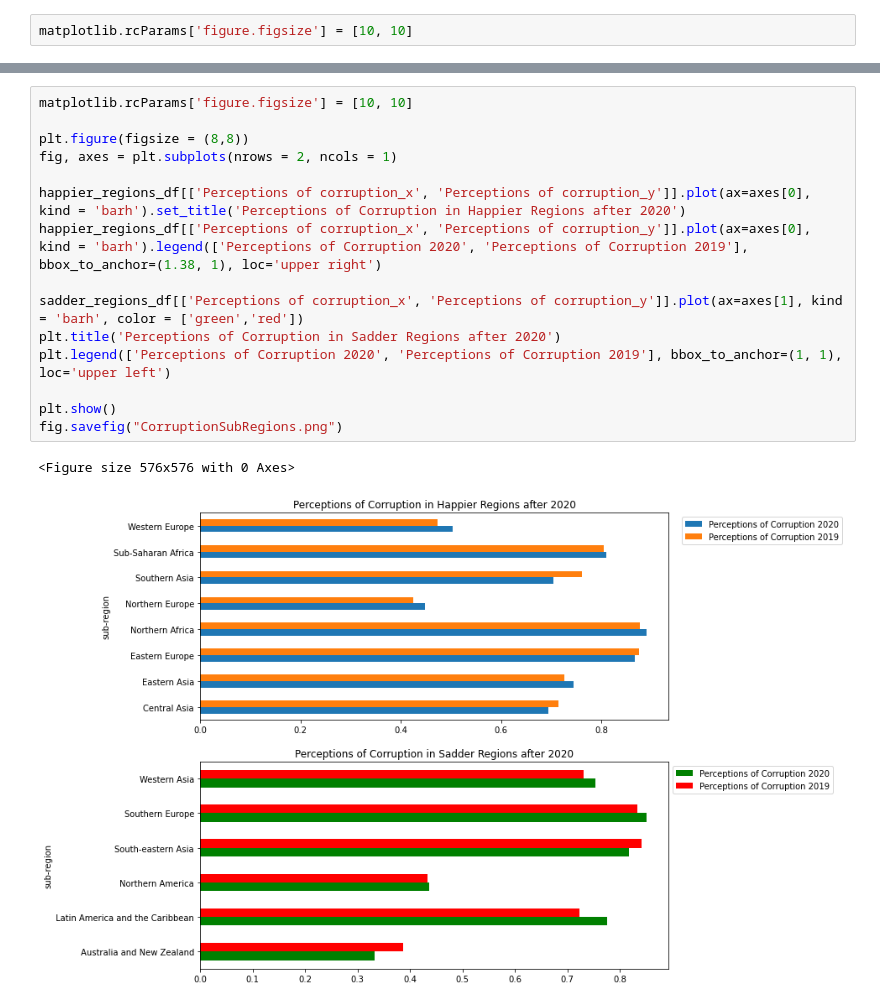
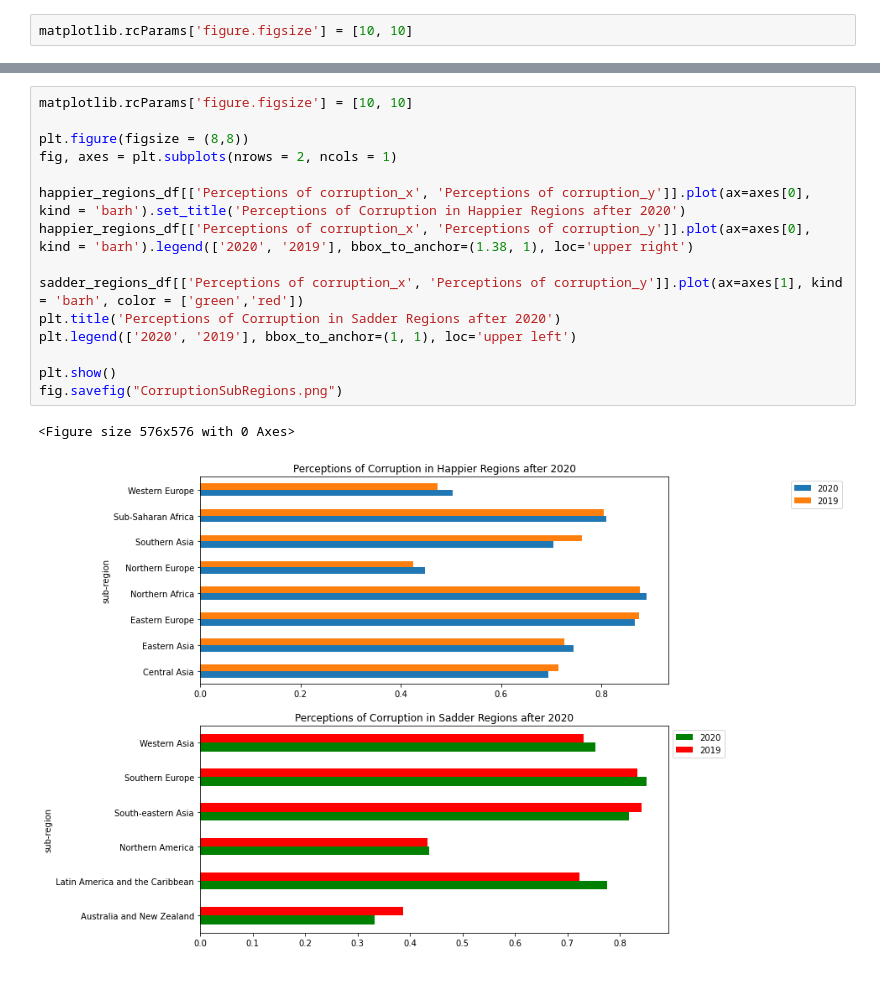
Before and after one commit to SimplyLizzy/FactorsOfHappinness, a Jupyter notebook: 2019 vs 2020 Avg Happiness Social Factors.ipynb, the cells around one changed output, grey strips where cells are left out. Saved outputs shown, nothing was run; the diff lists cells and outputs as text.

```diff
--- a/2019 vs 2020 Avg Happiness Social Factors.ipynb
+++ b/2019 vs 2020 Avg Happiness Social Factors.ipynb
@@ -232,21 +232,21 @@ fig.savefig("GDPSubRegions.png")
 # %%
 matplotlib.rcParams['figure.figsize'] = [10, 10]
 
 plt.figure(figsize = (8,8))
 fig, axes = plt.subplots(nrows = 2, ncols = 1)
 
 happier_regions_df[['Perceptions of corruption_x', 'Perceptions of corruption_y']].plot(ax=axes[0], kind = 'barh').set_title('Perceptions of Corruption in Happier Regions after 2020')
-happier_regions_df[['Perceptions of corruption_x', 'Perceptions of corruption_y']].plot(ax=axes[0], kind = 'barh').legend(['Perceptions of Corruption 2020', 'Perceptions of Corruption 2019'], bbox_to_anchor=(1.38, 1), loc='upper right')
+happier_regions_df[['Perceptions of corruption_x', 'Perceptions of corruption_y']].plot(ax=axes[0], kind = 'barh').legend(['2020', '2019'], bbox_to_anchor=(1.38, 1), loc='upper right')
 
 sadder_regions_df[['Perceptions of corruption_x', 'Perceptions of corruption_y']].plot(ax=axes[1], kind = 'barh', color = ['green','red'])
 plt.title('Perceptions of Corruption in Sadder Regions after 2020')
-plt.legend(['Perceptions of Corruption 2020', 'Perceptions of Corruption 2019'], bbox_to_anchor=(1, 1), loc='upper left')
+plt.legend(['2020', '2019'], bbox_to_anchor=(1, 1), loc='upper left')
 
 plt.show()
 fig.savefig("CorruptionSubRegions.png")
 # %% [output]
 <Figure size 576x576 with 0 Axes>
-[figure, old version]
+[figure, new version]
 # %%
 matplotlib.rcParams['figure.figsize'] = [10, 10]
 
```
Also changed, not shown: parts of 7 cells of this notebook, 8 other files.
